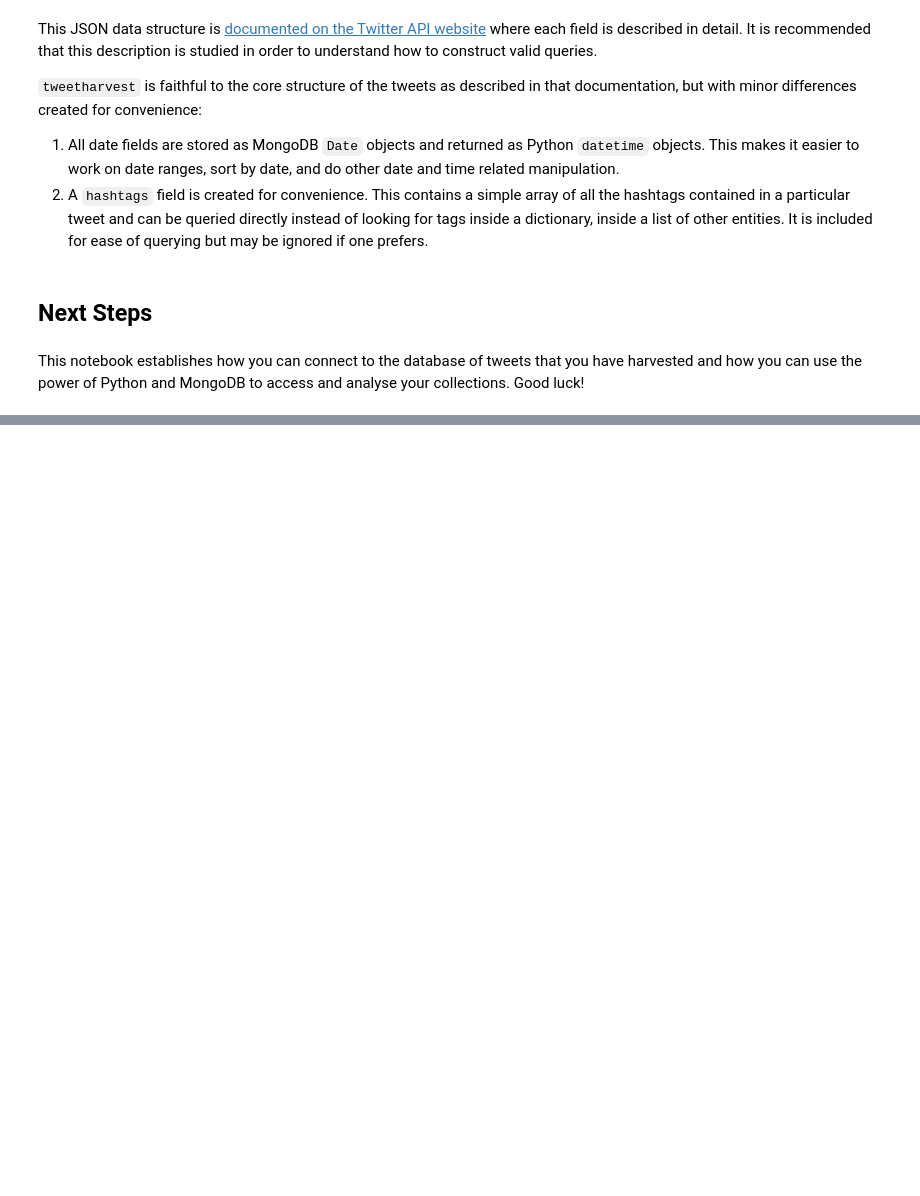
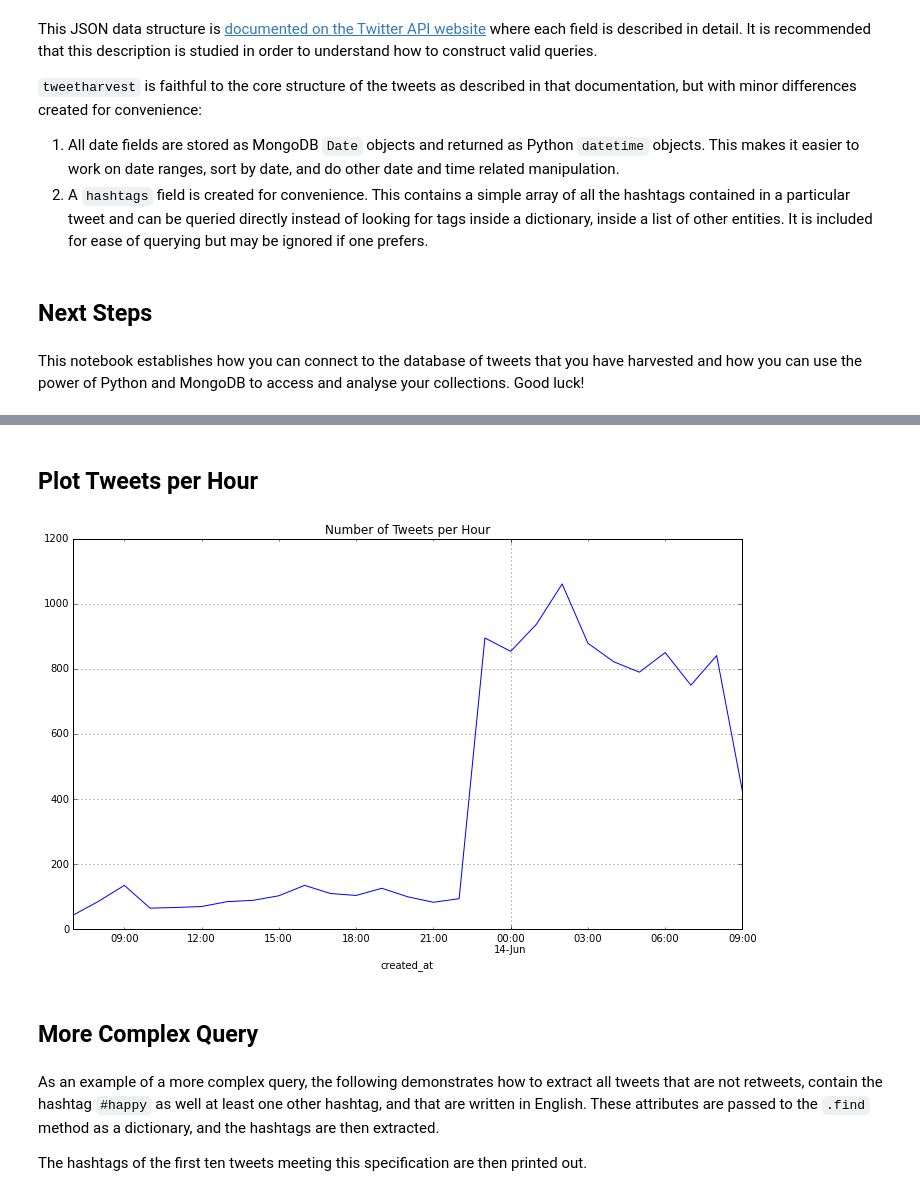
Before and after one commit to ggData/tweetharvest, a Jupyter notebook: example.ipynb, the cells around one changed output, grey strips where cells are left out. Drawn from its saved outputs; the diff is of its cells as text; code cells hidden in the pictures; blank space fills up the shorter version.

Commit message:
Expand the Example Notebook

```diff
--- a/example.ipynb
+++ b/example.ipynb
@@ -75,0 +94,4 @@ This notebook establishes how you can connect to the database of tweets that you
+# %%
+db = pymongo.MongoClient().tweets_db
+COLL = db.emotweets
+COLL
@@ -75,0 +144,23 @@ This notebook establishes how you can connect to the database of tweets that you
+# %% [markdown]
+## Plot Tweets per Hour
+# %%
+query = {}  # empty query means find all documents
+
+# return just two columns, the date of creation and the id of each document
+projection = {'created_at': 1}
+
+df = pd.DataFrame(list(COLL.find(query, projection)))
+times = pd.to_datetime(df.created_at)
+df.set_index(times, inplace=True)
+df.drop('created_at', axis=1, inplace=True)
+tweets_all = df.resample('60Min', how='count')
+
+tweets_all.plot(figsize=[12, 7], title='Number of Tweets per Hour', legend=None);
+# %% [output]
+[figure, added]
+# %% [markdown]
+## More Complex Query
+# %% [markdown]
+As an example of a more complex query, the following demonstrates how to extract all tweets that are not retweets, contain the hashtag `#happy` as well at least one other hashtag, and that are written in English. These attributes are passed to the `.find` method as a dictionary, and the hashtags are then extracted.
+
+The hashtags of the first ten tweets meeting this specification are then printed out.
```
Also changed, not shown: parts of 36 cells of this notebook.
